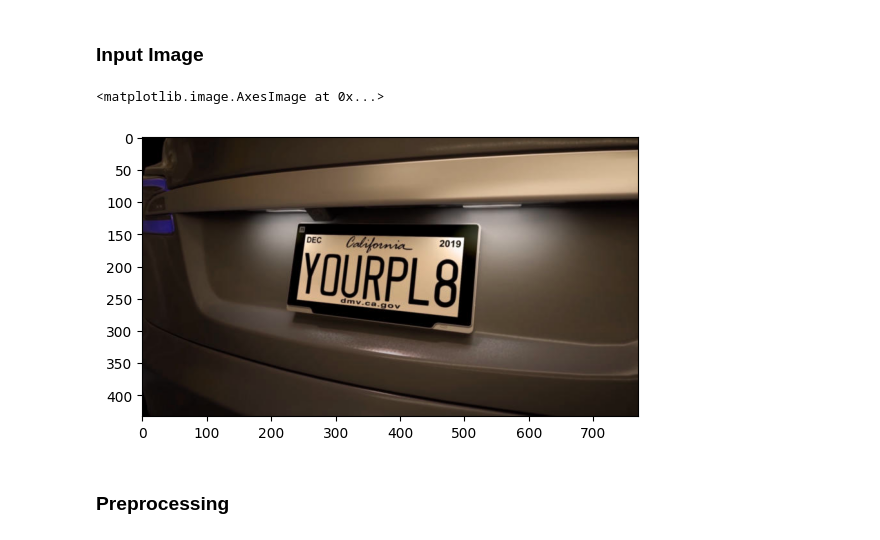
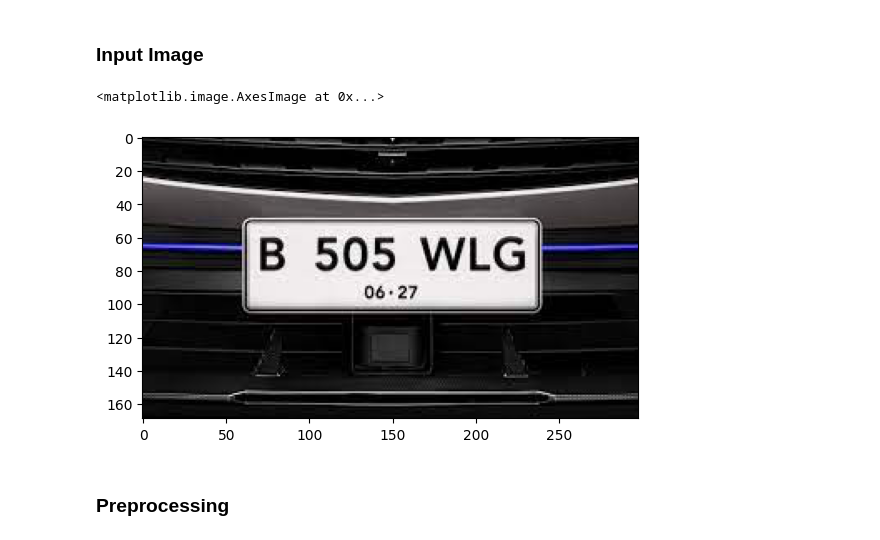
Before and after one commit to hiseulgi/license-plate-detection, a Jupyter notebook: notebook/01-edge-based.ipynb, the cells around one changed output. Saved outputs shown, nothing was run; the diff lists cells and outputs as text; code cells hidden in the pictures.

```diff
--- a/notebook/01-edge-based.ipynb
+++ b/notebook/01-edge-based.ipynb
@@ -9,11 +9,11 @@ reader = easyocr.Reader(['en']) # this needs to run only once to load the model
 # %% [markdown]
 ### Input Image
 # %%
-img_input = cv2.imread('img/img3.jpg')
+img_input = cv2.imread('img/img18.jpg')
 plt.imshow(img_input)
 # %% [output]
 <matplotlib.image.AxesImage at 0x...>
-[figure, old version]
+[figure, new version]
 # %% [markdown]
 ### Preprocessing
 # %% [markdown]
```
Also changed, not shown: parts of 9 cells of this notebook, 45 other files.
